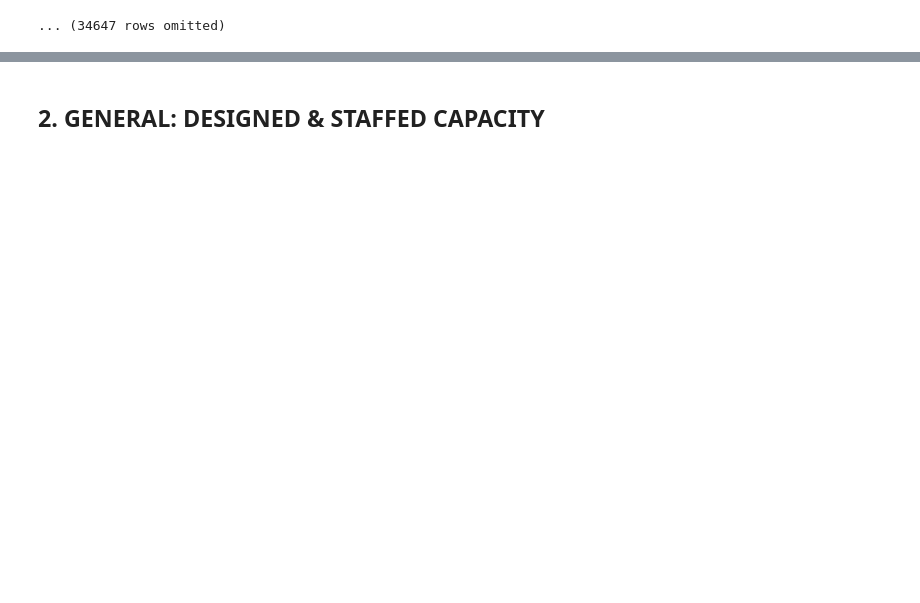
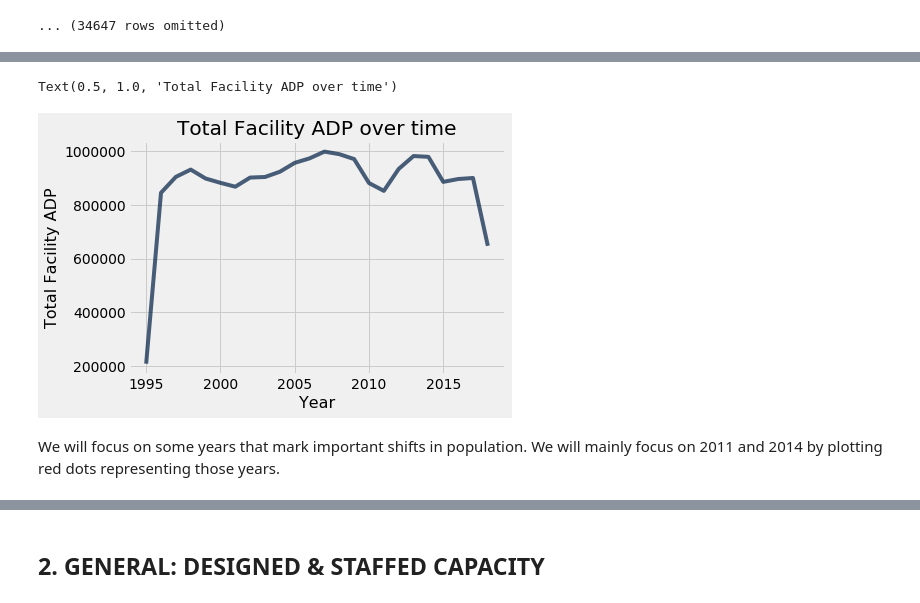
Before and after one commit to ds-modules/ES-21AC-SP19, a Jupyter notebook: Jails.ipynb, the cells around one changed output, grey strips where cells are left out. Drawn from its saved outputs; the diff is of its cells as text; code cells hidden in the pictures; blank space fills up the shorter version.

```diff
--- a/Jails.ipynb
+++ b/Jails.ipynb
@@ -193,0 +197,12 @@ YOUR RESPONSE HERE
+# %%
+# YOUR CODE HERE
+data_year = data_year.group(...,collect= ...)
+data_year.show(5)
+
+
+### BEGIN SOLUTION
+data_year = data_year.group("Year",collect= sum)
+data_year.show(5)
+### END SOLUTION
+
+raise NotImplementationError
@@ -193,0 +234,19 @@ YOUR RESPONSE HERE
+# %%
+# YOUR CODE HERE
+data_year.plot(...,...)
+plt.xlabel(...)
+plt.ylabel(...)
+plt.title("Total Facility ADP over time")
+
+
+# BEGIN SOLUTION
+data_year.plot("Year", "Total facility ADP sum")
+plt.xlabel("Year")
+plt.ylabel("Total Facility ADP")
+plt.title("Total Facility ADP over time")
+# END SOLUTION
+# %% [output]
+Text(0.5, 1.0, 'Total Facility ADP over time')
+[figure, added]
+# %% [markdown]
+We will focus on some years that mark important shifts in population. We will mainly focus on 2011 and 2014 by plotting red dots representing those years.
```
Also changed, not shown: parts of 175 cells of this notebook.
